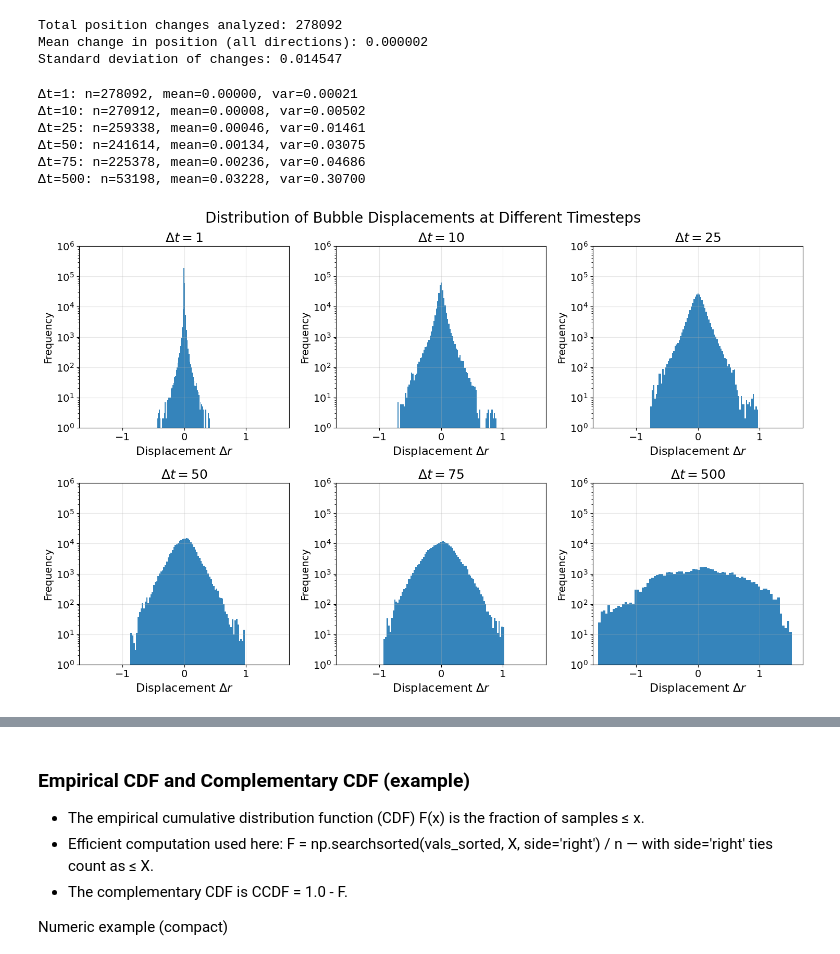
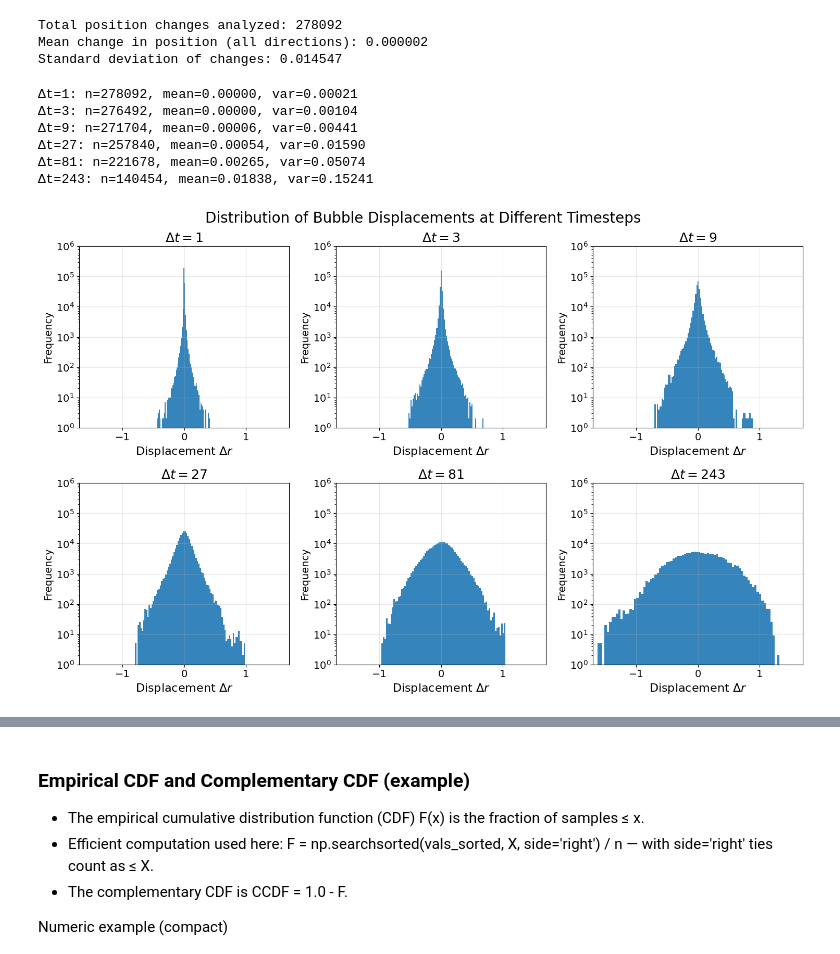
Before and after one commit to conorkirby/capstone, a Jupyter notebook: ProjectNotebooks/03_DisplacementDistributions.ipynb, the cells around one changed output, grey strips where cells are left out. Saved outputs shown, nothing was run; the diff lists cells and outputs as text; code cells hidden in the pictures.

```diff
--- a/ProjectNotebooks/03_DisplacementDistributions.ipynb
+++ b/ProjectNotebooks/03_DisplacementDistributions.ipynb
@@ -181,7 +181,7 @@ Standard deviation of changes: 0.014547
 
 # Displacement Analysis for Multiple dt Values
 #dt_values = [1, 10, 25, 50, 75, 125, 200, 300, 400, 500]
-dt_values = [1, 10, 25, 50, 75, 500]
+dt_values = [1, 3, 9, 27, 81, 243]
 # dt_values = [1, 2, 5, 10, 25, 50]
 
 fig, axs = plt.subplots(2, 3, figsize=(15, 10))
@@ -195,39 +195,39 @@ for idx, dt in enumerate(dt_values):
     for bubble_id, g in df_corrected.groupby("id"):
         g = g.sort_values("timestep").copy()
         x, y = g["x"].to_numpy(), g["y"].to_numpy()
 
         if len(x) <= dt:
             continue
 
         dx_dt = x[dt:] - x[:-dt]
         dy_dt = y[dt:] - y[:-dt]
 
         all_dx.extend(dx_dt)
         all_dy.extend(dy_dt)
 
     all_disp = np.concatenate([all_dx, all_dy])
     axs[idx].hist(all_disp, bins=80, alpha=0.9)
     axs[idx].set_title(rf"$\Delta t = {dt}$", fontsize=18)
     axs[idx].grid(alpha=0.3)
     axs[idx].set_yscale('log')
     axs[idx].set_xlim(-1.7, 1.7)
     axs[idx].set_ylim(1, 1e6)
     axs[idx].set_xlabel(r"Displacement $\Delta r$", fontsize=16)
     axs[idx].set_ylabel("Frequency")
 
     print(f"Δt={dt}: n={len(all_disp)}, mean={np.mean(all_disp):.5f}, var={np.var(all_disp):.5f}")
 
 plt.tight_layout(rect=[0, 0, 1, 0.98])
 # plt.savefig("/Users/conorkirby/Library/Mobile Documents/com~apple~CloudDocs/Coding/projects/python/capstone/Figures_Sample2/03_Figures/displacement_distributions_2.png", dpi=300, bbox_inches='tight')
 plt.show()
 # %% [output]
 Δt=1: n=278092, mean=0.00000, var=0.00021
-Δt=10: n=270912, mean=0.00008, var=0.00502
-Δt=25: n=259338, mean=0.00046, var=0.01461
-Δt=50: n=241614, mean=0.00134, var=0.03075
-Δt=75: n=225378, mean=0.00236, var=0.04686
-Δt=500: n=53198, mean=0.03228, var=0.30700
+Δt=3: n=276492, mean=0.00000, var=0.00104
+Δt=9: n=271704, mean=0.00006, var=0.00441
+Δt=27: n=257840, mean=0.00054, var=0.01590
+Δt=81: n=221678, mean=0.00265, var=0.05074
+Δt=243: n=140454, mean=0.01838, var=0.15241
-[figure, old version]
+[figure, new version]
 # %%
 # Take absolute value of displacements to average data since we don't care about direction
 
```
Also changed, not shown: parts of 14 cells of this notebook, 3 other files.
